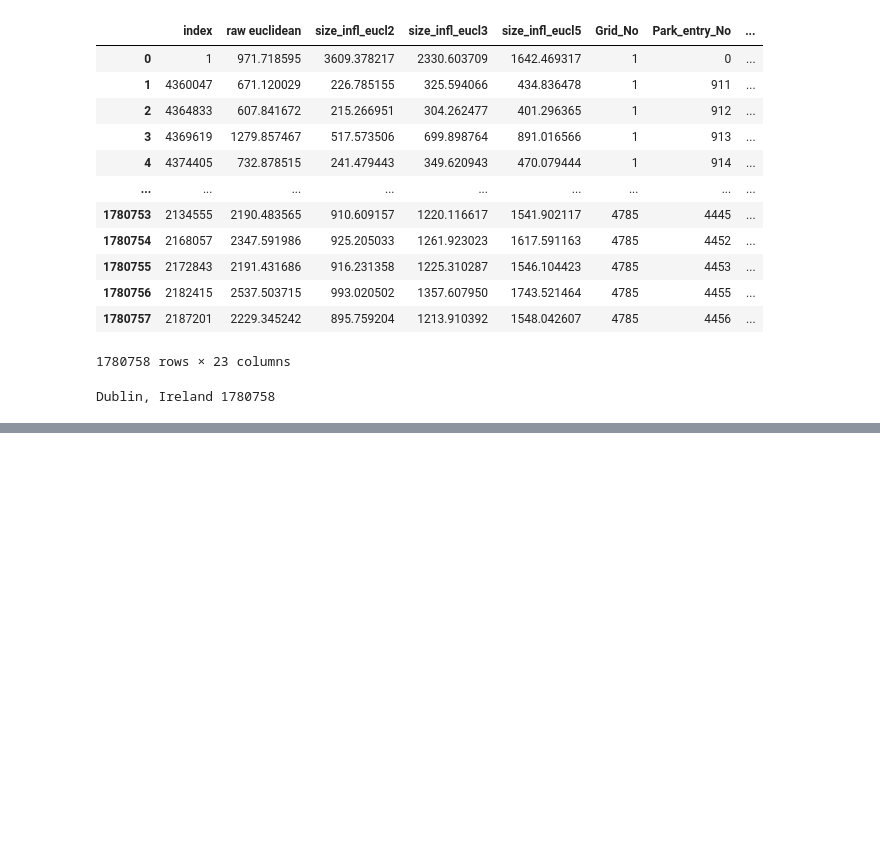
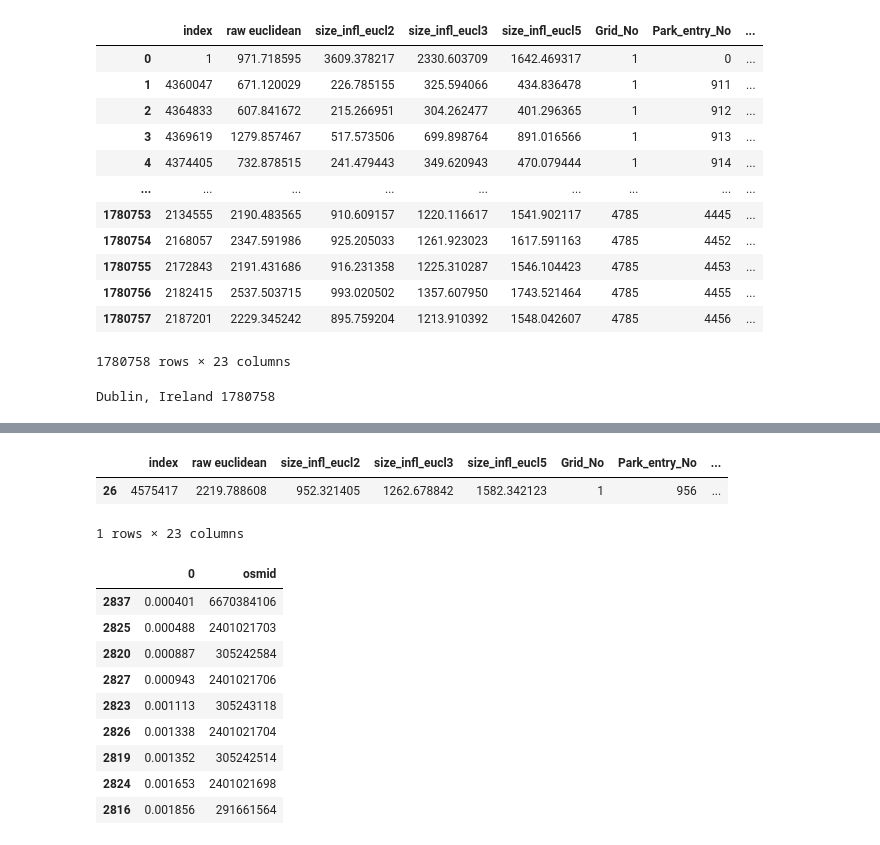
Before and after one commit to Bart-Breekveldt/Greenspace_accessibility, a Jupyter notebook: Modular Multiple Gravity Model Dublin.ipynb, the cells around one changed output, grey strips where cells are left out. Drawn from its saved outputs; the diff is of its cells as text; code cells hidden in the pictures; blank space fills up the shorter version.

```diff
--- a/Modular Multiple Gravity Model Dublin.ipynb
+++ b/Modular Multiple Gravity Model Dublin.ipynb
@@ -403,12 +397,12 @@ for l in range(len(cities)):
 
     output.columns = ['size_infl_eucl3','raw euclidean','size_infl_eucl2','size_infl_eucl5',
                       'Grid_No','Park_entry_No','Grid_Id','grid_lon','grid_lat','Grid_coords_centroid','Grid_m_centroid',
-                      'Park_No','Parkroad_osmid','Park_geom','Parkroad_coords_centroid','Parkroad_m_centroid',
+                      'Park_No','Parkroad_osmid','Parkroad_coords_centroid','Park_geom','Parkroad_m_centroid',
                       'park_lon','park_lat','size_infl_proot2','size_infl_proot3','size_infl_proot5',
                       'parkshare_walked','park_area','walk_area_m2']
     output = output[['raw euclidean','size_infl_eucl2','size_infl_eucl3','size_infl_eucl5',
                      'Grid_No','Park_entry_No','Grid_Id','Grid_coords_centroid','Grid_m_centroid',
-                      'Park_No','Parkroad_osmid','Park_geom','Parkroad_coords_centroid','Parkroad_m_centroid',
+                      'Park_No','Parkroad_osmid','Parkroad_coords_centroid','Park_geom','Parkroad_m_centroid',
                      'walk_area_m2','size_infl_proot2','size_infl_proot3','size_infl_proot5']]
 
     # Reinstate geographic elements
@@ -600,0 +643,24 @@ Dublin 96.59 % done 384.88 mns
+# %%
+Entry_geom  = ParkRoads[0].iloc[RoadComb[0].iloc[RoadComb[0].iloc[1076863:1076863+1]['Park_entry_No']]['Park_entry_No']]
+entr  = RoadComb[0].iloc[RoadComb[0].iloc[RoadComb[0].iloc[1076863:1076863+1]['Grid_No']]['Grid_No']]
+entr
+# %% [output]
+|  | index | raw euclidean | size_infl_eucl2 | size_infl_eucl3 | size_infl_eucl5 | Grid_No | Park_entry_No | ... |
+| 26 | 4575417 | 2219.788608 | 952.321405 | 1262.678842 | 1582.342123 | 1 | 956 | ... |
+1 rows × 23 columns
+# %%
+entry = ParkRoads[0].iloc[RoadComb[0].iloc[RoadComb[0].iloc[1076863:1076863+1]['Park_entry_No']]['Park_entry_No']]
+nearest = pd.DataFrame((abs(float(entry['geometry_x'].x) - ParkRoads[0]['geometry_x'].x) ** 2
+ + abs(float(entry['geometry_x'].y) - ParkRoads[0]['geometry_x'].y) ** 2) ** (1/2)).join(ParkRoads[0]['osmid']).sort_values(0)
+nearest[1:10]
+# %% [output]
+|  | 0 | osmid |
+| 2837 | 0.000401 | 6670384106 |
+| 2825 | 0.000488 | 2401021703 |
+| 2820 | 0.000887 | 305242584 |
+| 2827 | 0.000943 | 2401021706 |
+| 2823 | 0.001113 | 305243118 |
+| 2826 | 0.001338 | 2401021704 |
+| 2819 | 0.001352 | 305242514 |
+| 2824 | 0.001653 | 2401021698 |
+| 2816 | 0.001856 | 291661564 |
```
Also changed, not shown: parts of 17 cells of this notebook.
